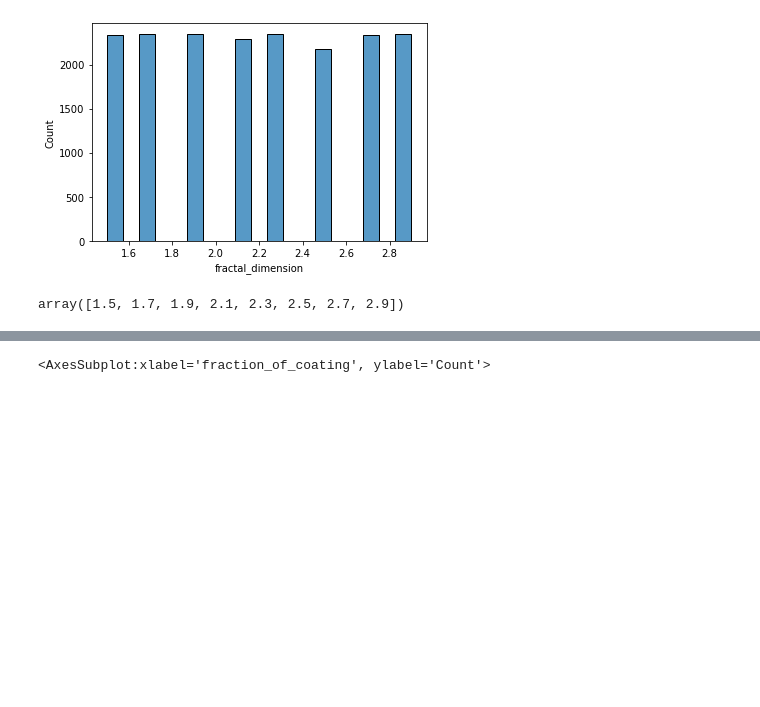
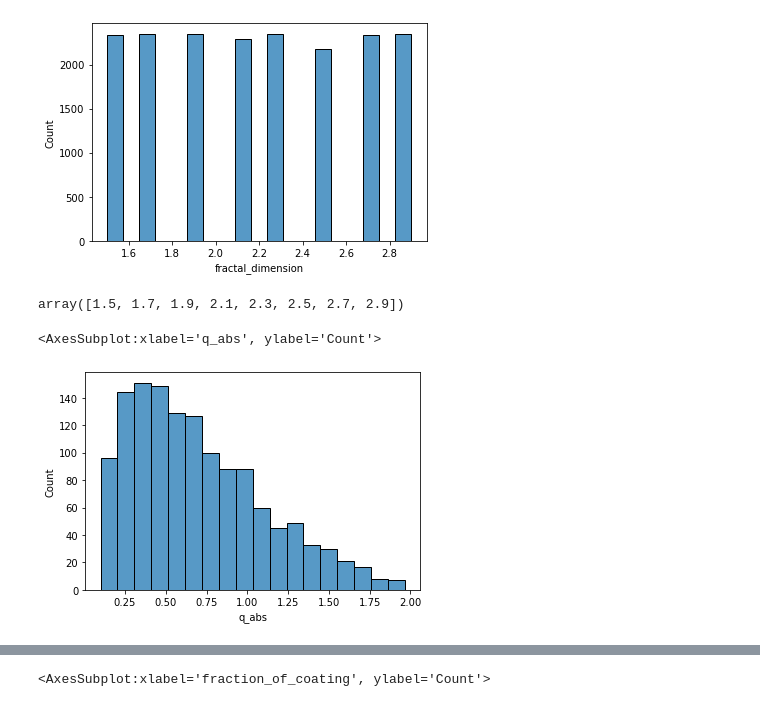
Before and after one commit to jaikrishna-patil/BC-Aerosol-Project, a Jupyter notebook: Notebooks/Understanding new data.ipynb, the cells around one changed output, grey strips where cells are left out. Saved outputs shown, nothing was run; the diff lists cells and outputs as text; code cells hidden in the pictures; blank space fills up the shorter version.

```diff
--- a/Notebooks/Understanding new data.ipynb
+++ b/Notebooks/Understanding new data.ipynb
@@ -63,3 +86,10 @@ df['fractal_dimension'].unique()
 array([1.5, 1.7, 1.9, 2.1, 2.3, 2.5, 2.7, 2.9])
 # %%
 #Fraction of coating
+# %%
+temp1_set = df[(df['fraction_of_coating'] ==30)]
+# %%
+sns.histplot(temp1_set['q_abs'])
+# %% [output]
+<AxesSubplot:xlabel='q_abs', ylabel='Count'>
+[figure, added]
```
Also changed, not shown: parts of 71 cells of this notebook, 15 other files.
